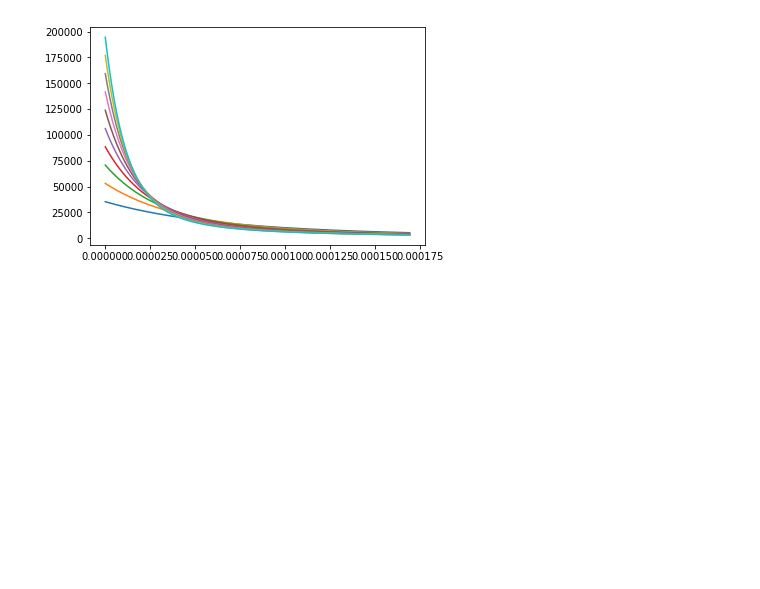
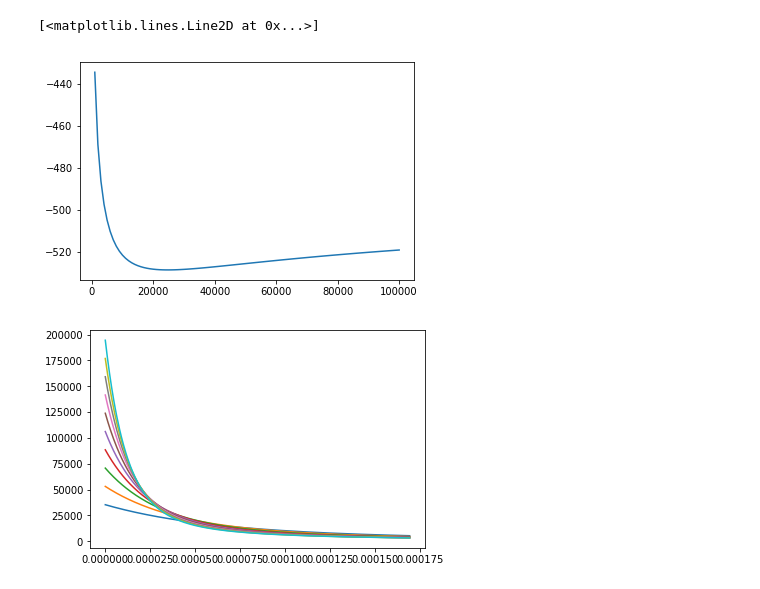
Before and after one commit to MahmoudEKhani/BME572_FinalProject_FCS, a Jupyter notebook: FCS_BME572.ipynb, the cells around one changed output. Drawn from its saved outputs; the diff is of its cells as text; code cells hidden in the pictures; blank space fills up the shorter version.

Commit message:
I0 plot added

```diff
--- a/FCS_BME572.ipynb
+++ b/FCS_BME572.ipynb
@@ -54,6 +54,18 @@ def p_dt_int(x,flux):
     return np.exp(-flux*x)/np.sqrt(-np.log(x))
 def p_dt(flux):
     return np.array([quad(p_dt_int,0,1,args=(f))[0] for f in flux])
+# %%
+I0 = 0
+tt = []
+s = []
+for i in range(100):
+    I0 = I0+1000;
+    tt.append(I0)
+    s.append(-N*np.log(I0)-np.sum(np.log(p_dt(I0*delta_t_list))))
+plt.plot(tt,s)
+# %% [output]
+[<matplotlib.lines.Line2D at 0x...>]
+[figure, added]
 # %%
 I0 = 10000
 for i in range(10):
```
Also changed, not shown: parts of 3 cells of this notebook.
